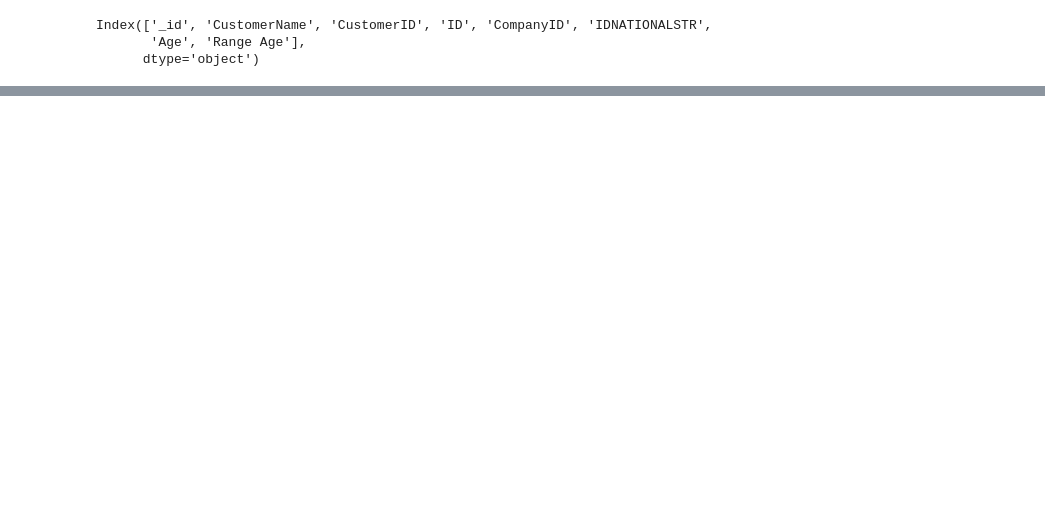
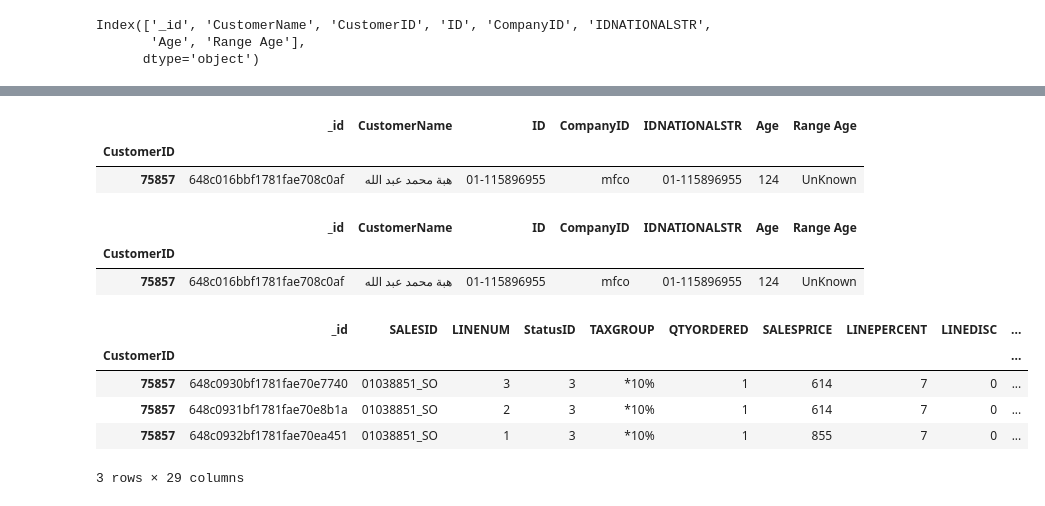
Before and after one commit to MuhammadMemo/DataEngineer, a Jupyter notebook: ProjectMongoDB.ipynb, the cells around one changed output, grey strips where cells are left out. Cells and saved outputs as stored; diff of their text form; code cells hidden in the pictures; blank space fills up the shorter version.

```diff
--- a/ProjectMongoDB.ipynb
+++ b/ProjectMongoDB.ipynb
@@ -59,0 +75,21 @@ Index(['_id', 'SALESID', 'LINENUM', 'StatusID', 'TAXGROUP', 'QTYORDERED',
+# %%
+df_Customer.set_index('CustomerID')
+# %% [output]
+|  | _id | CustomerName | ID | CompanyID | IDNATIONALSTR | Age | Range Age |
+| CustomerID |  |  |  |  |  |  |  |
+| 75857 | 648c016bbf1781fae708c0af | هبة محمد عبد الله | 01-115896955 | mfco | 01-115896955 | 124 | UnKnown |
+# %%
+df_Customer.set_index('CustomerID')
+# %% [output]
+|  | _id | CustomerName | ID | CompanyID | IDNATIONALSTR | Age | Range Age |
+| CustomerID |  |  |  |  |  |  |  |
+| 75857 | 648c016bbf1781fae708c0af | هبة محمد عبد الله | 01-115896955 | mfco | 01-115896955 | 124 | UnKnown |
+# %%
+df_order.set_index('CustomerID')
+# %% [output]
+|  | _id | SALESID | LINENUM | StatusID | TAXGROUP | QTYORDERED | SALESPRICE | LINEPERCENT | LINEDISC | ... |
+| CustomerID |  |  |  |  |  |  |  |  |  | ... |
+| 75857 | 648c0930bf1781fae70e7740 | 01038851_SO | 3 | 3 | *10% | 1 | 614 | 7 | 0 | ... |
+| 75857 | 648c0931bf1781fae70e8b1a | 01038851_SO | 2 | 3 | *10% | 1 | 614 | 7 | 0 | ... |
+| 75857 | 648c0932bf1781fae70ea451 | 01038851_SO | 1 | 3 | *10% | 1 | 855 | 7 | 0 | ... |
+3 rows × 29 columns
```
Also changed, not shown: parts of 9 cells of this notebook.
